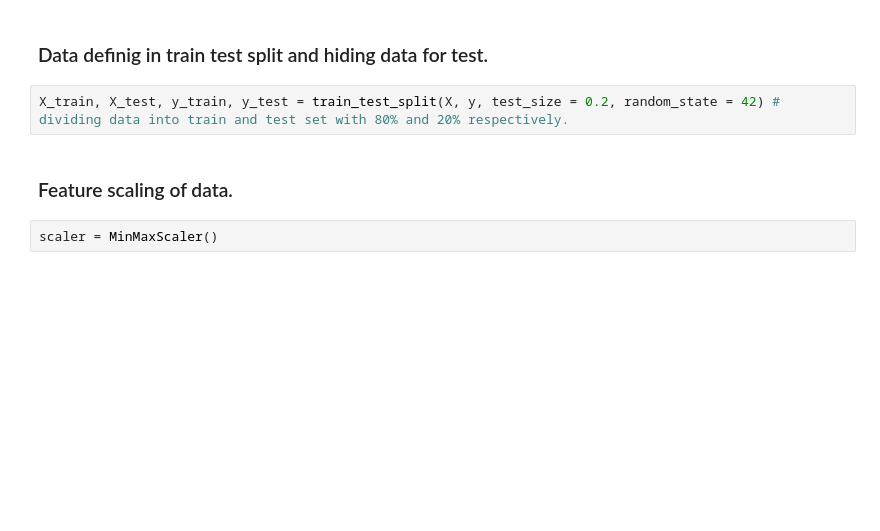
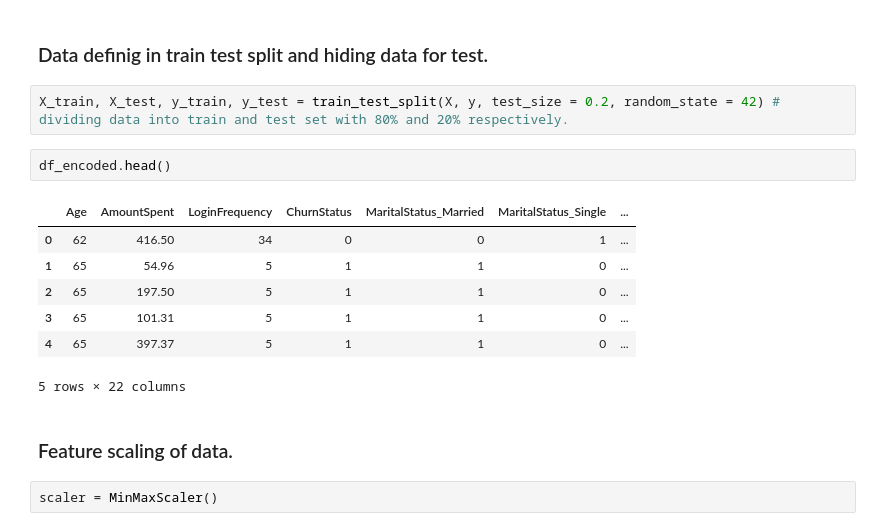
Before and after one commit to 87690ut/Virtual-Internships-Portfolio, a Jupyter notebook: Lloyds_Customer_Churn_Analysis/Llyods_Customer_Churn_Prediction-Analysis.ipynb, the cells around one changed output. Drawn from its saved outputs; the diff is of its cells as text; blank space fills up the shorter version.

```diff
--- a/Lloyds_Customer_Churn_Analysis/Llyods_Customer_Churn_Prediction-Analysis.ipynb
+++ b/Lloyds_Customer_Churn_Analysis/Llyods_Customer_Churn_Prediction-Analysis.ipynb
@@ -279,6 +279,16 @@ y.shape
 ### Data definig in train test split and hiding data for test.
 # %%
 X_train, X_test, y_train, y_test = train_test_split(X, y, test_size = 0.2, random_state = 42) # dividing data into train and test set with 80% and 20% respectively.
+# %%
+df_encoded.head()
+# %% [output]
+|  | Age | AmountSpent | LoginFrequency | ChurnStatus | MaritalStatus_Married | MaritalStatus_Single | ... |
+| 0 | 62 | 416.50 | 34 | 0 | 0 | 1 | ... |
+| 1 | 65 | 54.96 | 5 | 1 | 1 | 0 | ... |
+| 2 | 65 | 197.50 | 5 | 1 | 1 | 0 | ... |
+| 3 | 65 | 101.31 | 5 | 1 | 1 | 0 | ... |
+| 4 | 65 | 397.37 | 5 | 1 | 1 | 0 | ... |
+5 rows × 22 columns
 # %% [markdown]
 ### Feature scaling of data.
 # %%
```
Also changed, not shown: parts of 1 cell of this notebook.
